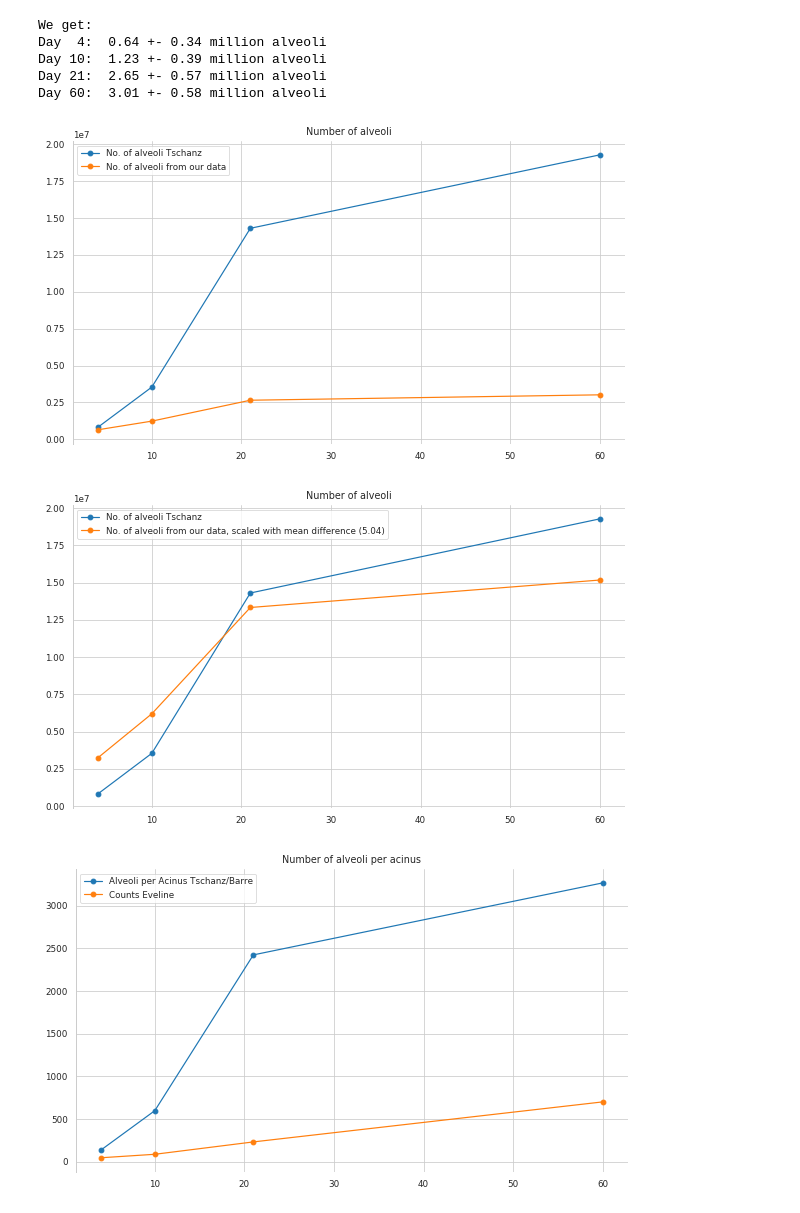
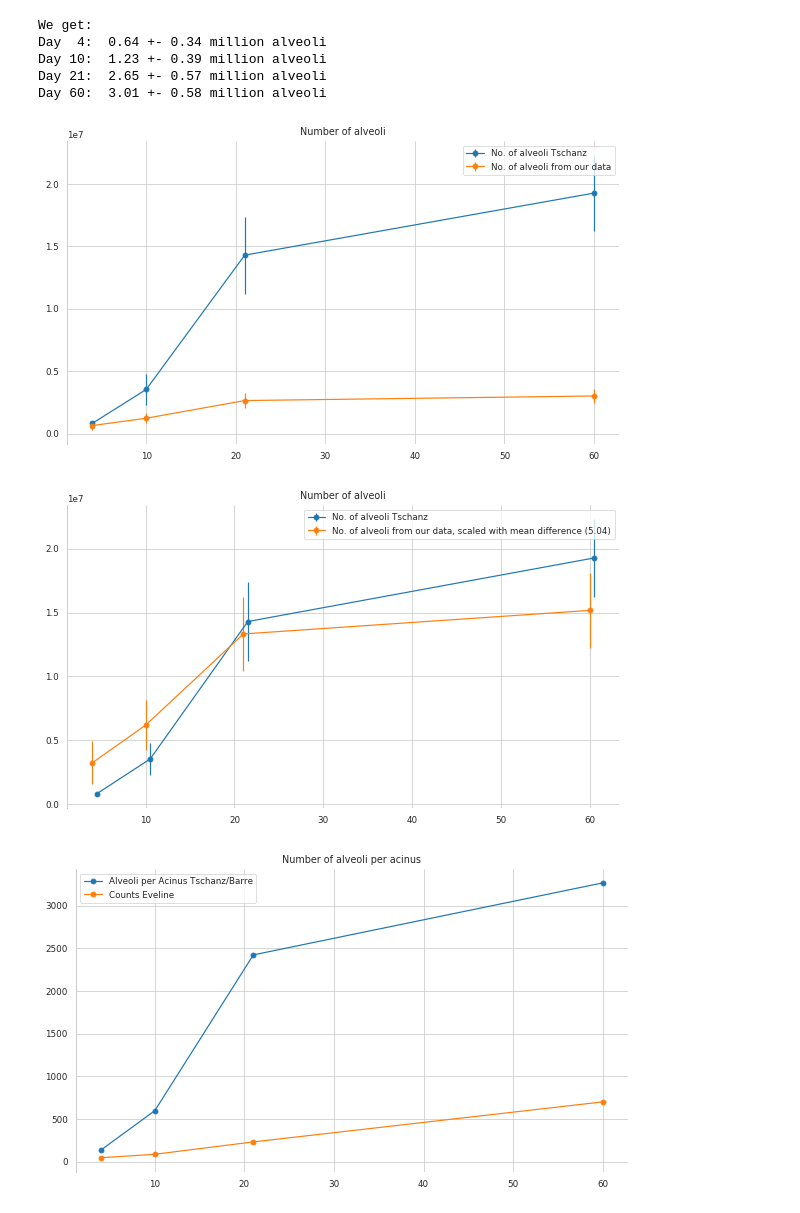
Before and after one commit to habi/acinar-analysis, a Jupyter notebook: Analysis.ipynb, the cells around one changed output. Drawn from its saved outputs; the diff is of its cells as text; code cells hidden in the pictures.

Commit message:
Add STD to plots for (temporary) Fig08 and Fig09

```diff
--- a/Analysis.ipynb
+++ b/Analysis.ipynb
@@ -1616,6 +1616,14 @@ StefanNumberOfAlveoli = [0.823,
                          # 14.615,
                          19.279]
 StefanNumberOfAlveoli = [n * 1e6 for n in StefanNumberOfAlveoli]
+# %%
+# Standard deviation of number of alveoli from Tschanz2014, Table 1, p. 91)
+StefanNumberOfAlveoliSTD = [0.007,
+                         1.26,
+                         3.08,
+                         # 1.55
+                         3.06]
+StefanNumberOfAlveoliSTD = [s * 1e6 for s in StefanNumberOfAlveoliSTD]
 # %%
 # Number of alveoli from Tschanz2014, Table 1, p. 91 or Datenblattstefan.xls
 StefanLungVolume = [1.03,
@@ -1858,38 +1866,48 @@ Day 21:  2.65 +- 0.57 million alveoli
 Day 60:  3.01 +- 0.58 million alveoli
 # %%
 # Plot the Tschanz alveoli vs. our estimation
-plt.plot(sorted(Data.Day.unique()),
-         StefanNumberOfAlveoli,
-         marker='o',
-         label='No. of alveoli Tschanz')
-plt.plot(sorted(Data.Day.unique()),
-         [numpy.mean(na) for na in NumberOfAlveoli],
-         marker='o',
-         label='No. of alveoli from our data')
+plt.errorbar(sorted(Data.Day.unique()),
+             StefanNumberOfAlveoli,
+             yerr=StefanNumberOfAlveoliSTD,
+             marker='o',
+             label='No. of alveoli Tschanz')
+plt.errorbar(sorted(Data.Day.unique()),
+             [numpy.mean(na) for na in NumberOfAlveoli],
+             yerr=[numpy.std(na) for na in NumberOfAlveoli],
+             marker='o',
+             label='No. of alveoli from our data')
 plt.legend()
 plt.title('Number of alveoli')
 plt.savefig(os.path.join(OutputDir,
                          'number_of_alveoli.png'))
 plt.show()
 # %% [output]
-[figure, old version]
+[figure, new version]
 # %%
 # Plot the Tschanz alveoli vs. our estimation
-plt.plot(sorted(Data.Day.unique()),
-         StefanNumberOfAlveoli,
-         marker='o',
-         label='No. of alveoli Tschanz')
-plt.plot(sorted(Data.Day.unique()),
-         [numpy.mean(na) * numpy.mean(StefanNumberOfAlveoli) / numpy.mean(NumberOfAlveoli) for na in NumberOfAlveoli],
-         marker='o',
-         label='No. of alveoli from our data, scaled with mean difference (%0.2f)' % (numpy.mean(StefanNumberOfAlveoli) / numpy.mean(NumberOfAlveoli)))
+plt.errorbar(sorted(Data.Day.unique() + 0.5),
+             StefanNumberOfAlveoli,
+             yerr=StefanNumberOfAlveoliSTD,
+             marker='o',
+             label='No. of alveoli Tschanz (shifted half a day)')
+plt.errorbar(sorted(Data.Day.unique()),
+             [numpy.mean(na)*
+              numpy.mean(StefanNumberOfAlveoli) /
+              numpy.mean(NumberOfAlveoli) for na in NumberOfAlveoli],
+             yerr=[numpy.std(na) *
+                   numpy.mean(StefanNumberOfAlveoli) /
+                   numpy.mean(NumberOfAlveoli) for na in NumberOfAlveoli],
+             marker='o',
+             label='No. of alveoli from our data, scaled with mean difference (%0.2f)' % (
+                 numpy.mean(StefanNumberOfAlveoli) /
+                 numpy.mean(NumberOfAlveoli)))
 plt.legend()
 plt.title('Number of alveoli')
 plt.savefig(os.path.join(OutputDir,
                          'number_of_alveoli_mean_scaled.png'))
 plt.show()
 # %% [output]
-[figure, old version]
+[figure, new version]
 # %%
 # Plot the Tschanz/Barre alveoli per acinus estimation vs. Evelines counts
 plt.plot(sorted(Data.Day.unique()),
```
Also changed, not shown: parts of 13 cells of this notebook.
